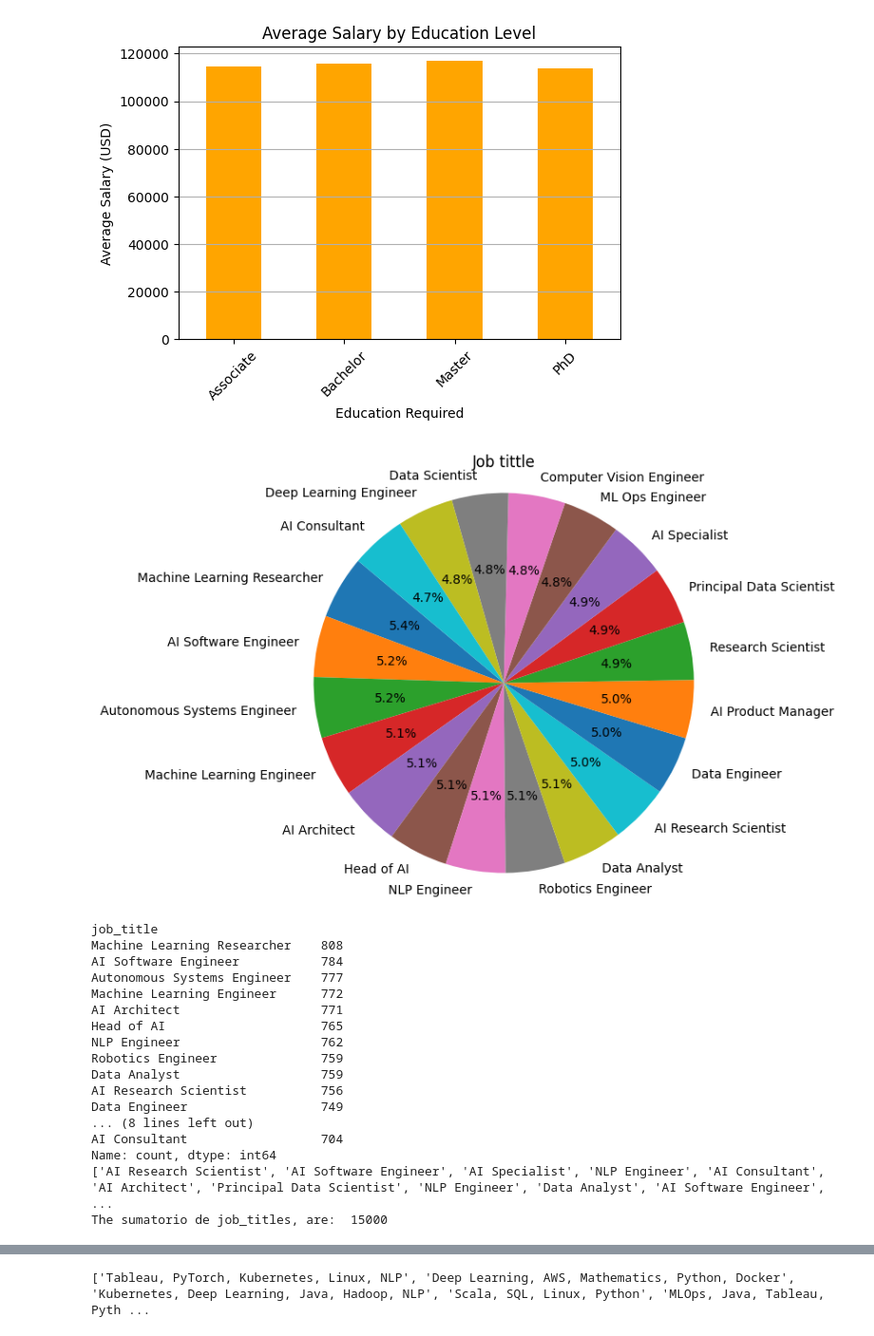
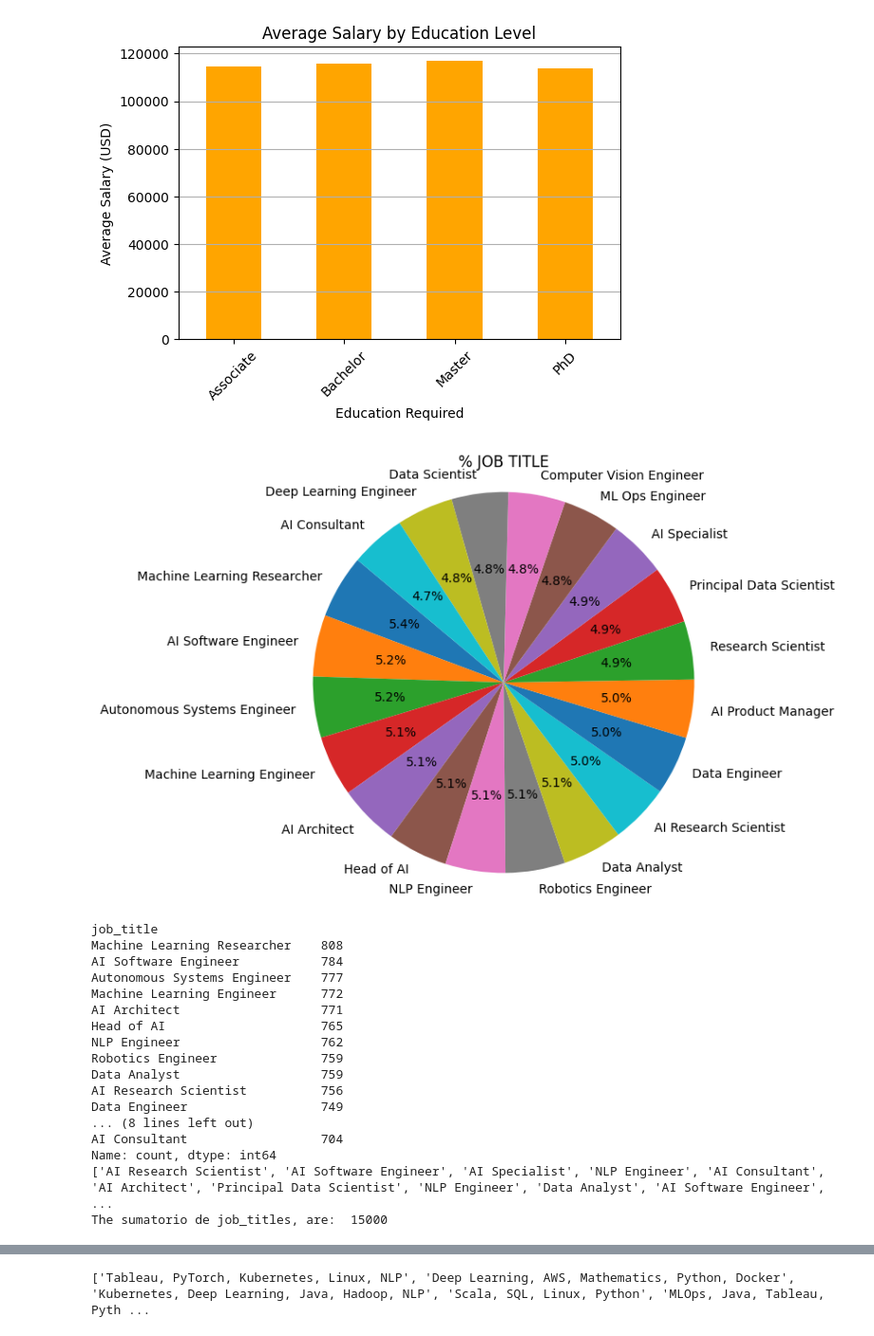
Before and after one commit to isg75/first_project, a Jupyter notebook: notebooks/data_project_wk4_macarena.ipynb, the cells around one changed output, grey strips where cells are left out. Shown at 95% size. Cells and saved outputs as stored; diff of their text form; code cells hidden in the pictures.

```diff
--- a/notebooks/data_project_wk4_macarena.ipynb
+++ b/notebooks/data_project_wk4_macarena.ipynb
@@ -170,24 +170,25 @@ plt.show()
 # %%
 #JOB TITLE
 # Count occurrences of each location
 location_counts = new_df['job_title'].value_counts()
 
 # Create pie chart
-plt.figure(figsize=(8, 6))
+plt.figure(figsize=(6,6))
 plt.pie(location_counts, labels=location_counts.index, autopct='%1.1f%%', startangle=140)
-plt.title('Job tittle')
+plt.title('% JOB TITLE')
+
 plt.axis('equal')  # Keep it circular
 plt.show()
 
 print(location_counts)
 
 job_title_list = new_df["job_title"].tolist()
 print(job_title_list)
 
 sumatorio_job_title = len(job_title_list)
 print("The sumatorio de job_titles, are: ", sumatorio_job_title)
 # %% [output]
-[figure, old version]
+[figure, new version]
 job_title
 Machine Learning Researcher    808
 AI Software Engineer           784
```
Also changed, not shown: parts of 5 cells of this notebook, 1 other file.
